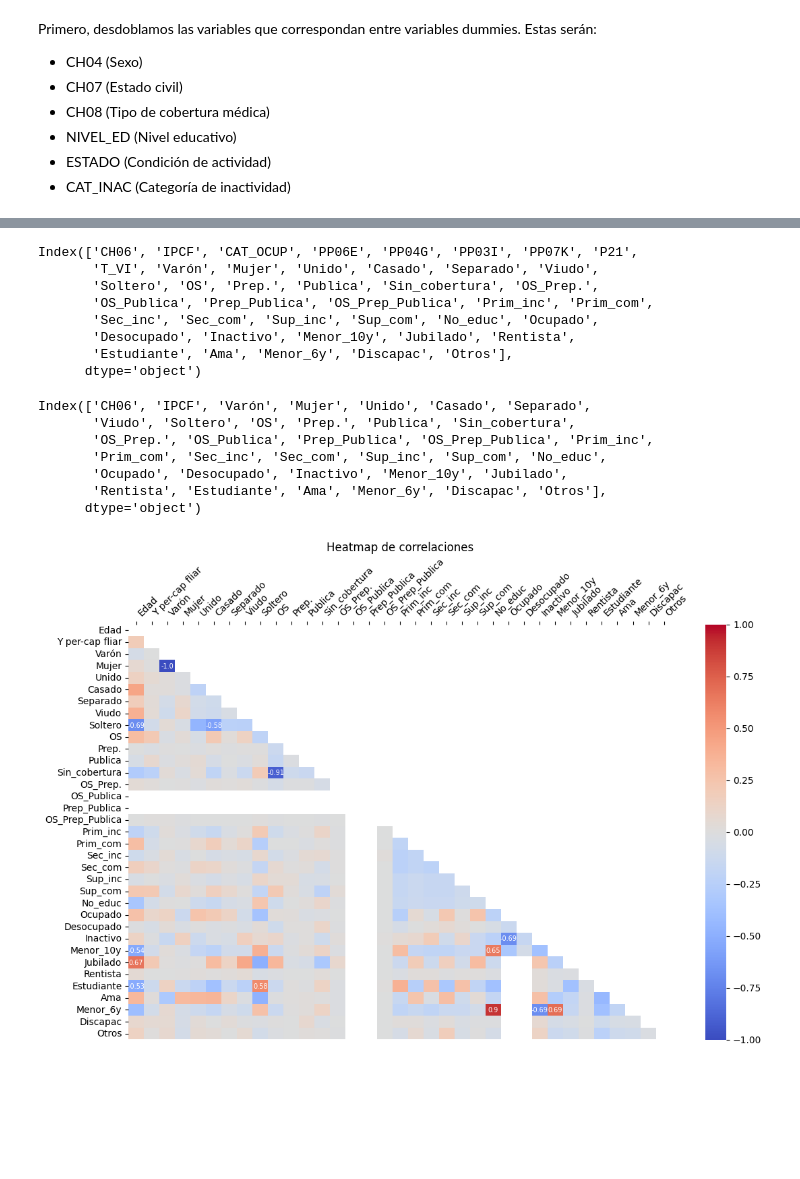
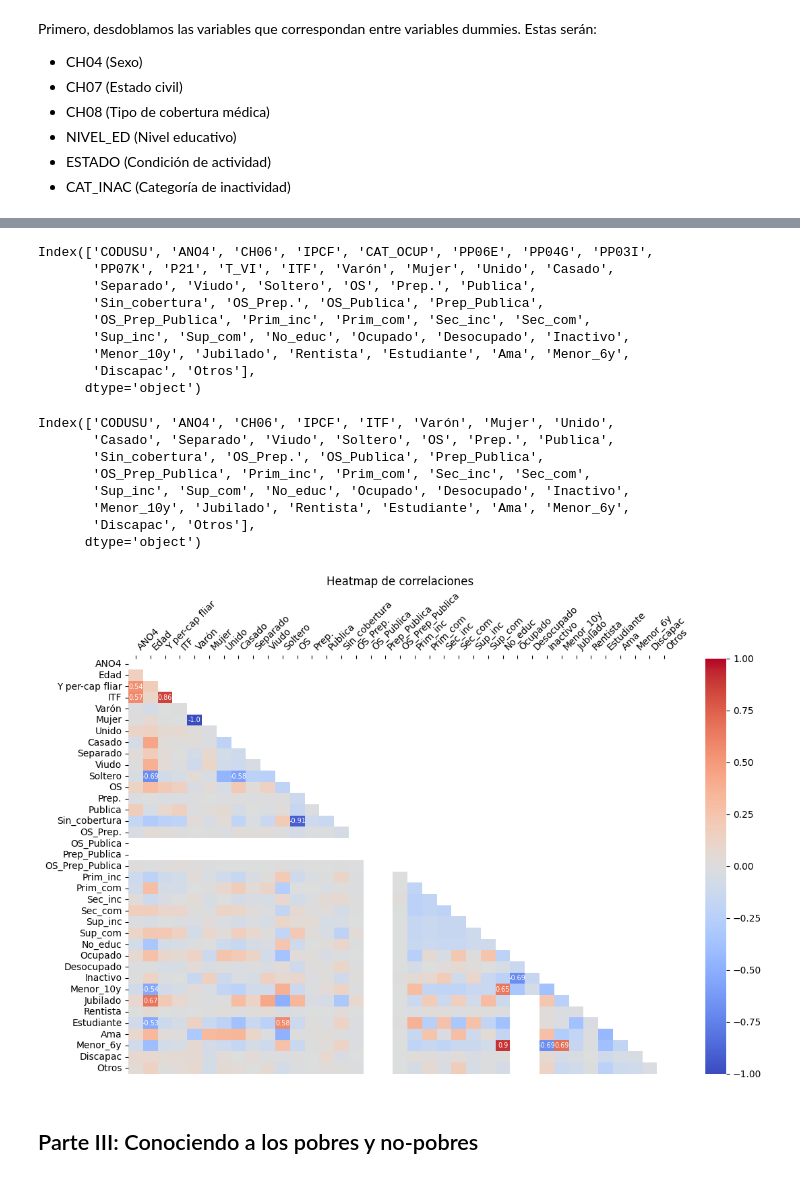
Before and after one commit to StefanoPistoia/Big-Data-Grupo-2, a Jupyter notebook: TP2/BigData_TP2_Grupo2.ipynb, the cells around one changed output, grey strips where cells are left out. Cells and saved outputs as stored; diff of their text form; code cells hidden in the pictures; blank space fills up the shorter version.

```diff
--- a/TP2/BigData_TP2_Grupo2.ipynb
+++ b/TP2/BigData_TP2_Grupo2.ipynb
@@ -168,7 +168,7 @@ Nuestras variables elegidas son:
 obligatorias = ['CODUSU','ANO4','CH04','CH06','CH07','CH08','NIVEL_ED','ESTADO','CAT_INAC','IPCF'] # conservamos ANO4 y CODUSU por fuera de las 15 a analizar
 
 # Variables elegidas:
-elegidas = ['CAT_OCUP','PP06E','PP04G','PP03I','PP07K','P21','T_VI']
+elegidas = ['CAT_OCUP','PP06E','PP04G','PP03I','PP07K','P21','T_VI','ITF']
 recorte = obligatorias + elegidas
 #Rechequeamos que las elegidas estén en ambos datasets:
 faltantes = []
@@ -512,8 +531,8 @@ T_VI        float64
 dtype: object
 # %%
-# Crear diccionario de verificación para las 3 columnas elegidas que traen información sobre los ingresos
+# Crear diccionario de verificación para las 4 columnas elegidas que traen información sobre los ingresos
 verificacion = {}
-columnas_objetivo = ['IPCF','P21','T_VI']
+columnas_objetivo = ['IPCF','P21','T_VI','ITF']
 
 def chequeo():
     for col in columnas_objetivo:
@@ -614,2 +600,0 @@ db_recorte.set_index('ANO4',inplace = True)
-# %%
-db_recorte.drop(columns=['CODUSU'],inplace=True)
@@ -820,60 +800,65 @@ corrpanel.rename(columns={'-':'Sin_cobertura'}, inplace = True)
 # %%
 print(corrpanel.columns)
 # %% [output]
-Index(['CH06', 'IPCF', 'CAT_OCUP', 'PP06E', 'PP04G', 'PP03I', 'PP07K', 'P21',
-       'T_VI', 'Varón', 'Mujer', 'Unido', 'Casado', 'Separado', 'Viudo',
-       'Soltero', 'OS', 'Prep.', 'Publica', 'Sin_cobertura', 'OS_Prep.',
-       'OS_Publica', 'Prep_Publica', 'OS_Prep_Publica', 'Prim_inc', 'Prim_com',
-       'Sec_inc', 'Sec_com', 'Sup_inc', 'Sup_com', 'No_educ', 'Ocupado',
-       'Desocupado', 'Inactivo', 'Menor_10y', 'Jubilado', 'Rentista',
-       'Estudiante', 'Ama', 'Menor_6y', 'Discapac', 'Otros'],
+Index(['CODUSU', 'ANO4', 'CH06', 'IPCF', 'CAT_OCUP', 'PP06E', 'PP04G', 'PP03I',
+       'PP07K', 'P21', 'T_VI', 'ITF', 'Varón', 'Mujer', 'Unido', 'Casado',
+       'Separado', 'Viudo', 'Soltero', 'OS', 'Prep.', 'Publica',
+       'Sin_cobertura', 'OS_Prep.', 'OS_Publica', 'Prep_Publica',
+       'OS_Prep_Publica', 'Prim_inc', 'Prim_com', 'Sec_inc', 'Sec_com',
+       'Sup_inc', 'Sup_com', 'No_educ', 'Ocupado', 'Desocupado', 'Inactivo',
+       'Menor_10y', 'Jubilado', 'Rentista', 'Estudiante', 'Ama', 'Menor_6y',
+       'Discapac', 'Otros'],
       dtype='object')
 # %%
 matrizej = corrpanel.copy()
 matrizej.drop(columns = ['CAT_OCUP','PP06E','PP04G','PP03I','PP07K','P21','T_VI'], inplace = True)
 print(matrizej.columns)
 # %% [output]
-Index(['CH06', 'IPCF', 'Varón', 'Mujer', 'Unido', 'Casado', 'Separado',
-       'Viudo', 'Soltero', 'OS', 'Prep.', 'Publica', 'Sin_cobertura',
-       'OS_Prep.', 'OS_Publica', 'Prep_Publica', 'OS_Prep_Publica', 'Prim_inc',
-       'Prim_com', 'Sec_inc', 'Sec_com', 'Sup_inc', 'Sup_com', 'No_educ',
-       'Ocupado', 'Desocupado', 'Inactivo', 'Menor_10y', 'Jubilado',
-       'Rentista', 'Estudiante', 'Ama', 'Menor_6y', 'Discapac', 'Otros'],
+Index(['CODUSU', 'ANO4', 'CH06', 'IPCF', 'ITF', 'Varón', 'Mujer', 'Unido',
+       'Casado', 'Separado', 'Viudo', 'Soltero', 'OS', 'Prep.', 'Publica',
+       'Sin_cobertura', 'OS_Prep.', 'OS_Publica', 'Prep_Publica',
+       'OS_Prep_Publica', 'Prim_inc', 'Prim_com', 'Sec_inc', 'Sec_com',
+       'Sup_inc', 'Sup_com', 'No_educ', 'Ocupado', 'Desocupado', 'Inactivo',
+       'Menor_10y', 'Jubilado', 'Rentista', 'Estudiante', 'Ama', 'Menor_6y',
+       'Discapac', 'Otros'],
       dtype='object')
 # %%
 matrizej.rename(columns = {'CH06':'Edad' , 'IPCF': 'Y per-cap fliar'},inplace = True)
 # %%
-#Creación de la mtriz de correlaciones
+# Crear una copia de matrizej sin la columna 'CODUSU'
+matriz_sin_codusu = matrizej.drop(columns=['CODUSU'])
 
 # Matriz de correlaciones
-corr = matrizej.corr()
+corr = matriz_sin_codusu.corr()
 
 # Máscara para triángulo superior
 upp_mat = np.triu(corr)
 
-# Crear un DataFrame con anotaciones selectivas (|r| > 0.6)
-annot = corr.round(2).astype(str)      # redondeamos a 2 decimales
-annot_masked = annot.where(corr.abs() > 0.5, other = "")  # solo mostrar si |corr| > 0.6
+# Anotaciones selectivas
+annot = corr.round(2).astype(str)
+annot_masked = annot.where(corr.abs() > 0.5, other="")
 
 plt.figure(figsize=(13,8))
 ax = sns.heatmap(
     corr,
     vmin=-1, vmax=1,
     cmap="coolwarm",
-    mask=upp_mat,           # mostramos solo la mitad inferior
-    annot=annot_masked,     # anotaciones selectivas
-    fmt='',                 # no usar formato numérico (ya son strings)
+    mask=upp_mat,
+    annot=annot_masked,
+    fmt='',
     cbar=True,
-    annot_kws={"color": "white", "fontsize": 7}  # texto blanco dentro de cuadraditos
+    annot_kws={"color": "white", "fontsize": 7}
 )
 
 # Ajustes de ejes
 ax.xaxis.set_label_position('top')
 ax.xaxis.tick_top()
 ax.set_xticklabels(ax.get_xticklabels(), rotation=45, ha='left')
 
 plt.title("Heatmap de correlaciones")
 plt.savefig("matriz_correl.png", bbox_inches='tight')
 plt.show()
 # %% [output]
-[figure, old version]
+[figure, new version]
+# %% [markdown]
+## Parte III: Conociendo a los pobres y no-pobres
```
Also changed, not shown: parts of 31 cells of this notebook, 3 other files.
